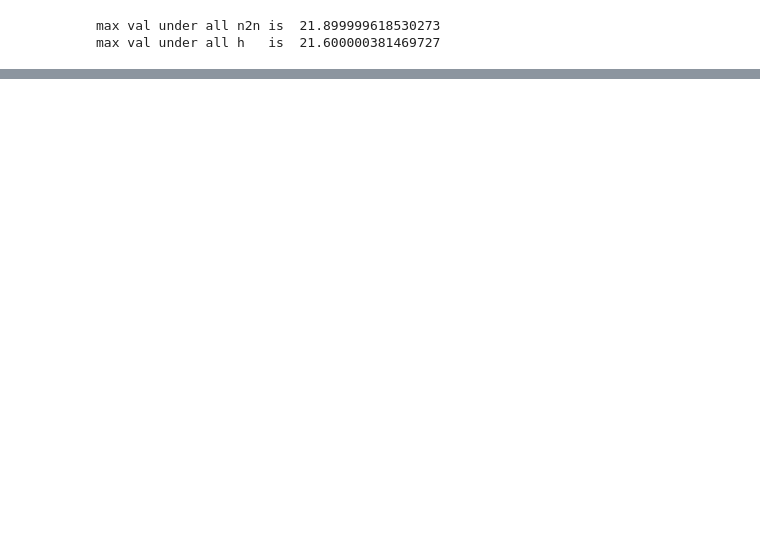
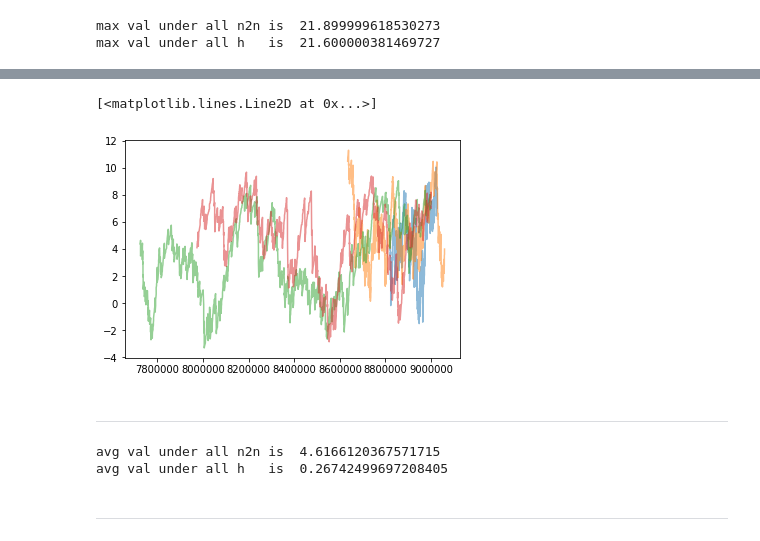
Before and after one commit to NotAnyMike/HRL, a Jupyter notebook: notebooks/Turn n2n vs hierarchical.ipynb, the cells around one changed output, grey strips where cells are left out. Cells and saved outputs as stored; diff of their text form; code cells hidden in the pictures; blank space fills up the shorter version.

```diff
--- a/notebooks/Turn n2n vs hierarchical.ipynb
+++ b/notebooks/Turn n2n vs hierarchical.ipynb
@@ -225,0 +237,18 @@ max val under all h   is  21.600000381469727
+# %%
+plt.plot(step_nums_a[-2000:], vals_a_smooth[-2000:],alpha=0.5)
+plt.plot(step_nums_b[-2000:], vals_b_smooth[-2000:],alpha=0.5)
+plt.plot(step_nums_c[-2000:], vals_c_smooth[-2000:],alpha=0.5)
+plt.plot(step_nums_d[-2000:], vals_d_smooth[-2000:],alpha=0.5)
+# %% [output]
+[<matplotlib.lines.Line2D at 0x...>]
+[figure, added]
+# %% [markdown]
+---
+# %%
+print("avg val under all n2n is ", np.mean(vals_a[-2000:]+vals_b[-2000:]+vals_c[-2000:]+vals_d[-2000:]))
+print("avg val under all h   is ", np.mean(vals_h_a[-2000:]+vals_h_b[-2000:]))
+# %% [output]
+avg val under all n2n is  4.6166120367571715
+avg val under all h   is  0.26742499697208405
+# %% [markdown]
+---
```
Also changed, not shown: parts of 5 cells of this notebook.
